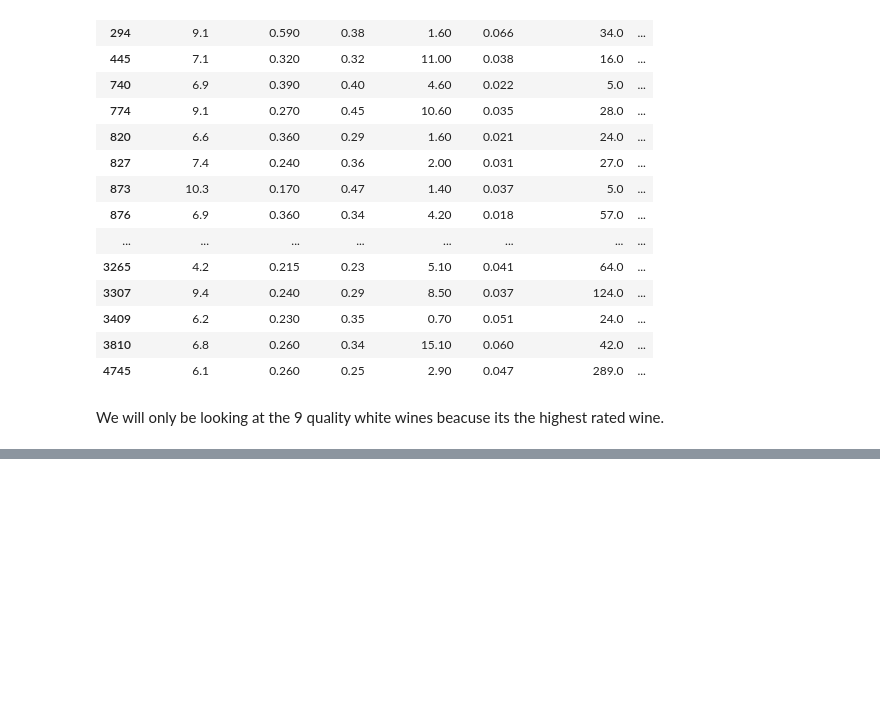
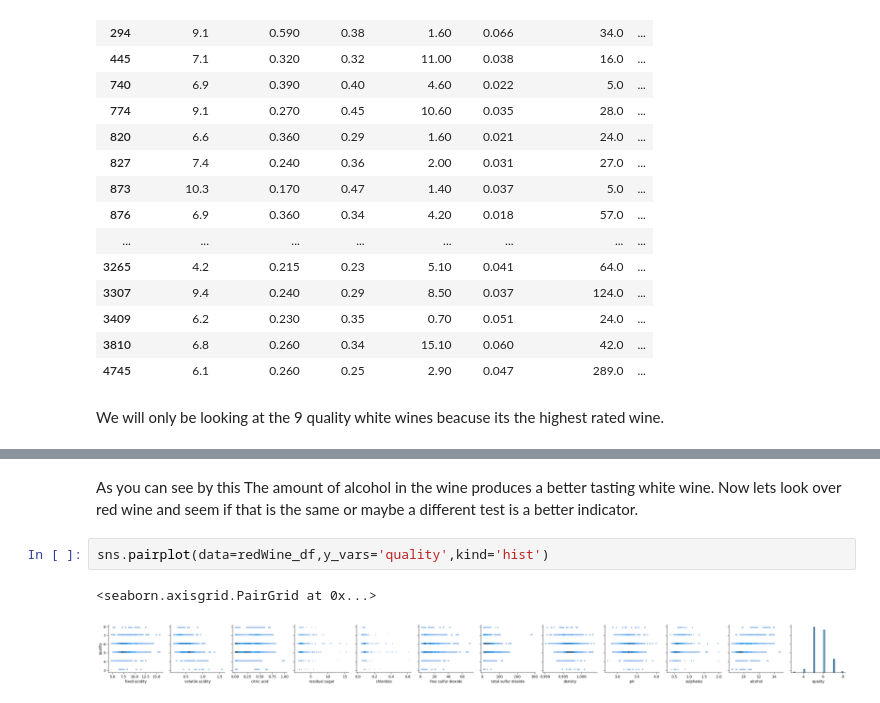
Before and after one commit to Darkskorpion683/Project1WineQuality, a Jupyter notebook: Project1Wine.ipynb, the cells around one changed output, grey strips where cells are left out. Saved outputs shown, nothing was run; the diff lists cells and outputs as text; blank space fills up the shorter version.

```diff
--- a/Project1Wine.ipynb
+++ b/Project1Wine.ipynb
@@ -203,0 +218,8 @@ We will only be looking at the 9 quality white wines beacuse its the highest rat
+# %% [markdown]
+As you can see by this The amount of alcohol in the wine produces a better tasting white wine.
+Now lets look over red wine and seem if that is the same or maybe a different test is a better indicator.
+# %%
+sns.pairplot(data=redWine_df,y_vars='quality',kind='hist')
+# %% [output]
+<seaborn.axisgrid.PairGrid at 0x...>
+[figure, added]
```
Also changed, not shown: parts of 13 cells of this notebook, 2 other files.
